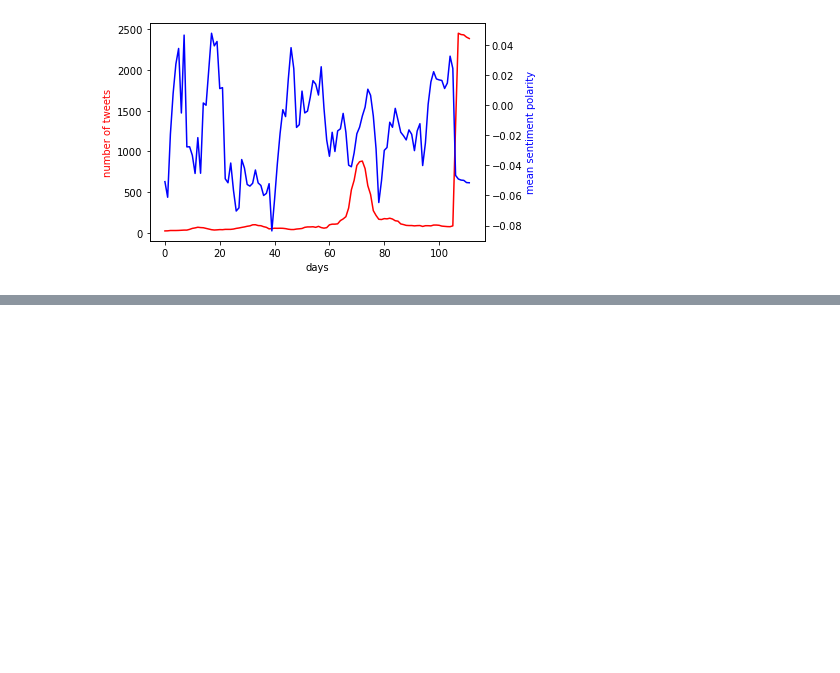
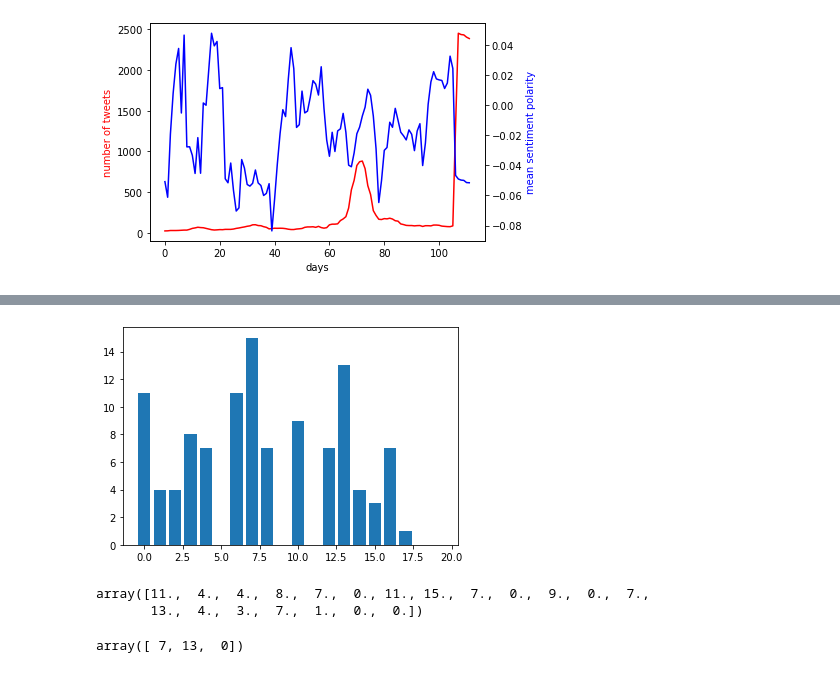
Before and after one commit to Isyohan/WeakSignalsBLM, a Jupyter notebook: BLM_Clustering.ipynb, the cells around one changed output, grey strips where cells are left out. Cells and saved outputs as stored; diff of their text form; code cells hidden in the pictures; blank space fills up the shorter version.

```diff
--- a/BLM_Clustering.ipynb
+++ b/BLM_Clustering.ipynb
@@ -423,0 +435,5 @@ Text(0, 0.5, 'mean sentiment polarity')
+# %%
+plt.bar(range(NUM_CLUSTERS),counting)
+plt.show()
+# %% [output]
+[figure, added]
@@ -423,0 +451,9 @@ Text(0, 0.5, 'mean sentiment polarity')
+# %%
+counting
+# %% [output]
+array([11.,  4.,  4.,  8.,  7.,  0., 11., 15.,  7.,  0.,  9.,  0.,  7.,
+       13.,  4.,  3.,  7.,  1.,  0.,  0.])
+# %%
+top_n_ind(counting,3)
+# %% [output]
+array([ 7, 13,  0])
```
Also changed, not shown: parts of 15 cells of this notebook, 2 other files.
